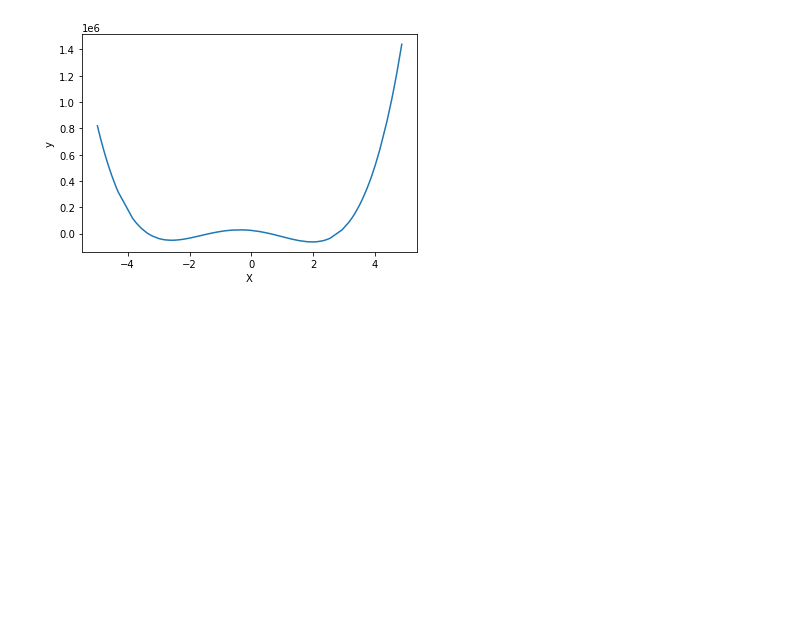
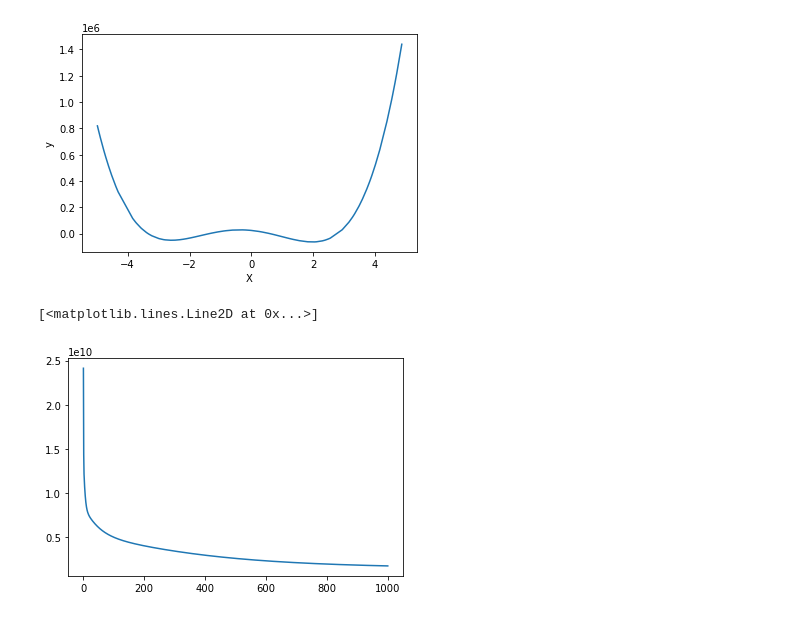
Before and after one commit to g3ronimO-o/PolynomialRegression, a Jupyter notebook: V1.ipynb, the cells around one changed output. Cells and saved outputs as stored; diff of their text form; code cells hidden in the pictures; blank space fills up the shorter version.

```diff
--- a/V1.ipynb
+++ b/V1.ipynb
@@ -203,3 +191,9 @@ plt.ylabel('y')
 # %% [output]
 Text(0, 0.5, 'y')
 [figure]
+# %%
+plt.figure()
+plt.plot(np.arange(1,numIter+1), errors)
+# %% [output]
+[<matplotlib.lines.Line2D at 0x...>]
+[figure, added]
```
Also changed, not shown: parts of 5 cells of this notebook.
